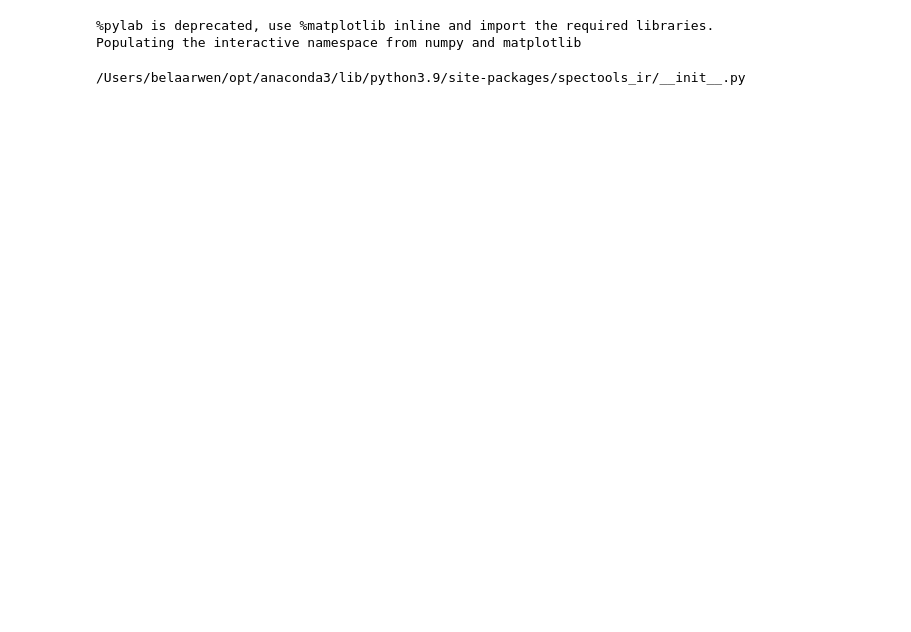
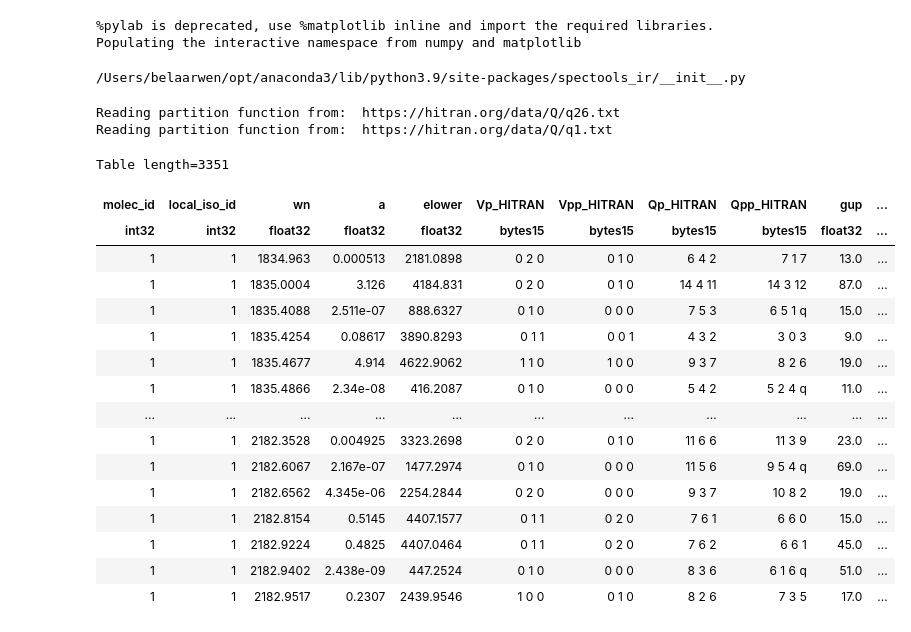
Before and after one commit to Bela-Arwen/Senior_Thesis, a Jupyter notebook: Feature Near 5.125-5.130 microns.ipynb, the cells around one changed output. Cells and saved outputs as stored; diff of their text form; code cells hidden in the pictures; blank space fills up the shorter version.

```diff
--- a/Feature Near 5.125-5.130 microns.ipynb
+++ b/Feature Near 5.125-5.130 microns.ipynb
@@ -29,3 +29,33 @@ print(spectools_ir.__file__)
 # %%
 #hitran_data_CO  = extract_hitran_data('CO',4.6,5.42,vup=1)
 hitran_data_H2O = extract_hitran_data('H2O',4.6,5.42,eupmax=4000,aupmin=0)
+# %%
+convol_fwhm = 30.
+au=1.5e11
+#Make slab model
+#This can take a few seconds to run.  It is primarily limited by the convolution time.
+CO_model=make_spec('CO',1e22,1000,np.pi*(0.3*au)**2., wmin=4.58,wmax=5.45,convol_fwhm=convol_fwhm,d_pc=140.,res=1e-5) # play with convol_fwhm (broader for IQ tau?)
+water_model=make_spec('H2O',1e22,1000,np.pi*(0.3*au)**2., wmin=4.58,wmax=5.45,convol_fwhm=convol_fwhm,d_pc=140.,res=1e-5) # play with convol_fwhm (broader for IQ tau?)
+# %% [output]
+Reading partition function from:  https://hitran.org/data/Q/q26.txt
+Reading partition function from:  https://hitran.org/data/Q/q1.txt
+# %%
+water_model['lineparams']
+# %% [output]
+Table length=3351
+| molec_id | local_iso_id | wn | a | elower | Vp_HITRAN | Vpp_HITRAN | Qp_HITRAN | Qpp_HITRAN | gup | ... |
+| int32 | int32 | float32 | float32 | float32 | bytes15 | bytes15 | bytes15 | bytes15 | float32 | ... |
+| 1 | 1 | 1834.963 | 0.000513 | 2181.0898 | 0 2 0 | 0 1 0 | 6 4 2 | 7 1 7 | 13.0 | ... |
+| 1 | 1 | 1835.0004 | 3.126 | 4184.831 | 0 2 0 | 0 1 0 | 14 4 11 | 14 3 12 | 87.0 | ... |
+| 1 | 1 | 1835.4088 | 2.511e-07 | 888.6327 | 0 1 0 | 0 0 0 | 7 5 3 | 6 5 1 q | 15.0 | ... |
+| 1 | 1 | 1835.4254 | 0.08617 | 3890.8293 | 0 1 1 | 0 0 1 | 4 3 2 | 3 0 3 | 9.0 | ... |
+| 1 | 1 | 1835.4677 | 4.914 | 4622.9062 | 1 1 0 | 1 0 0 | 9 3 7 | 8 2 6 | 19.0 | ... |
+| 1 | 1 | 1835.4866 | 2.34e-08 | 416.2087 | 0 1 0 | 0 0 0 | 5 4 2 | 5 2 4 q | 11.0 | ... |
+| ... | ... | ... | ... | ... | ... | ... | ... | ... | ... | ... |
+| 1 | 1 | 2182.3528 | 0.004925 | 3323.2698 | 0 2 0 | 0 1 0 | 11 6 6 | 11 3 9 | 23.0 | ... |
+| 1 | 1 | 2182.6067 | 2.167e-07 | 1477.2974 | 0 1 0 | 0 0 0 | 11 5 6 | 9 5 4 q | 69.0 | ... |
+| 1 | 1 | 2182.6562 | 4.345e-06 | 2254.2844 | 0 2 0 | 0 0 0 | 9 3 7 | 10 8 2 | 19.0 | ... |
+| 1 | 1 | 2182.8154 | 0.5145 | 4407.1577 | 0 1 1 | 0 2 0 | 7 6 1 | 6 6 0 | 15.0 | ... |
+| 1 | 1 | 2182.9224 | 0.4825 | 4407.0464 | 0 1 1 | 0 2 0 | 7 6 2 | 6 6 1 | 45.0 | ... |
+| 1 | 1 | 2182.9402 | 2.438e-09 | 447.2524 | 0 1 0 | 0 0 0 | 8 3 6 | 6 1 6 q | 51.0 | ... |
+| 1 | 1 | 2182.9517 | 0.2307 | 2439.9546 | 1 0 0 | 0 1 0 | 8 2 6 | 7 3 5 | 17.0 | ... |
```
Also changed, not shown: parts of 8 cells of this notebook, 4 other files.
